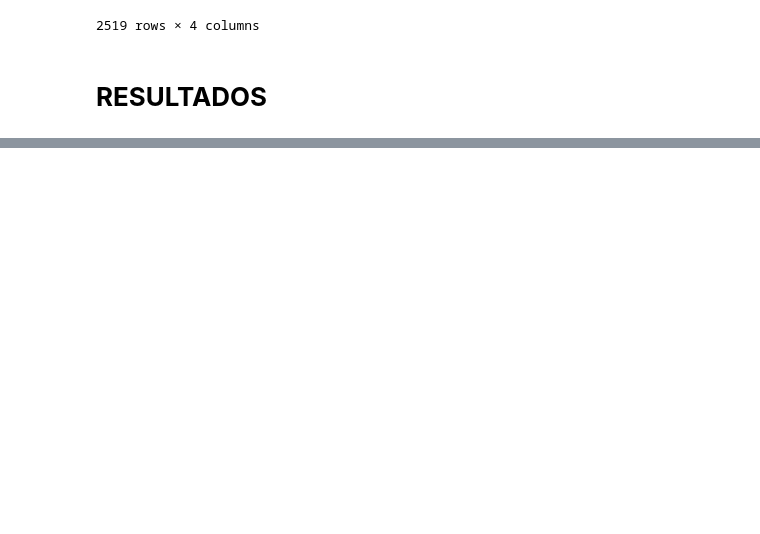
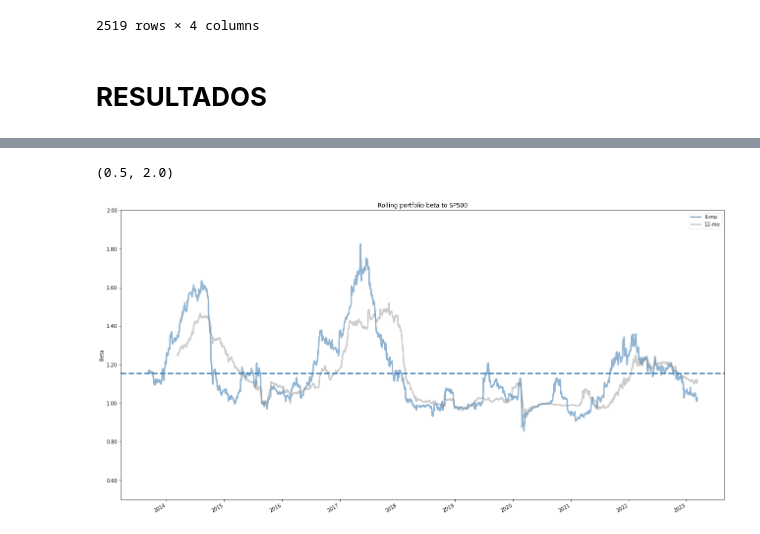
Before and after one commit to fred-ykv/Value-Investing-In-Python, a Jupyter notebook: VALUATION_FINVIZ.ipynb, the cells around one changed output, grey strips where cells are left out. Saved outputs shown, nothing was run; the diff lists cells and outputs as text; code cells hidden in the pictures; blank space fills up the shorter version.

```diff
--- a/VALUATION_FINVIZ.ipynb
+++ b/VALUATION_FINVIZ.ipynb
@@ -1922 +1923,8 @@ pf.create_full_tear_sheet(carteira["retorno"], benchmark_rets=retorno["^GSPC"])
 [figure]
+# %%
+fig, ax1 = plt.subplots(figsize=(22,12))
+pf.plot_rolling_beta(carteira["retorno"],factor_returns=retorno["SP500"], ax=ax1)
+plt.ylim((0.5,2))
+# %% [output]
+(0.5, 2.0)
+[figure, added]
```
Also changed, not shown: parts of 6 cells of this notebook.
